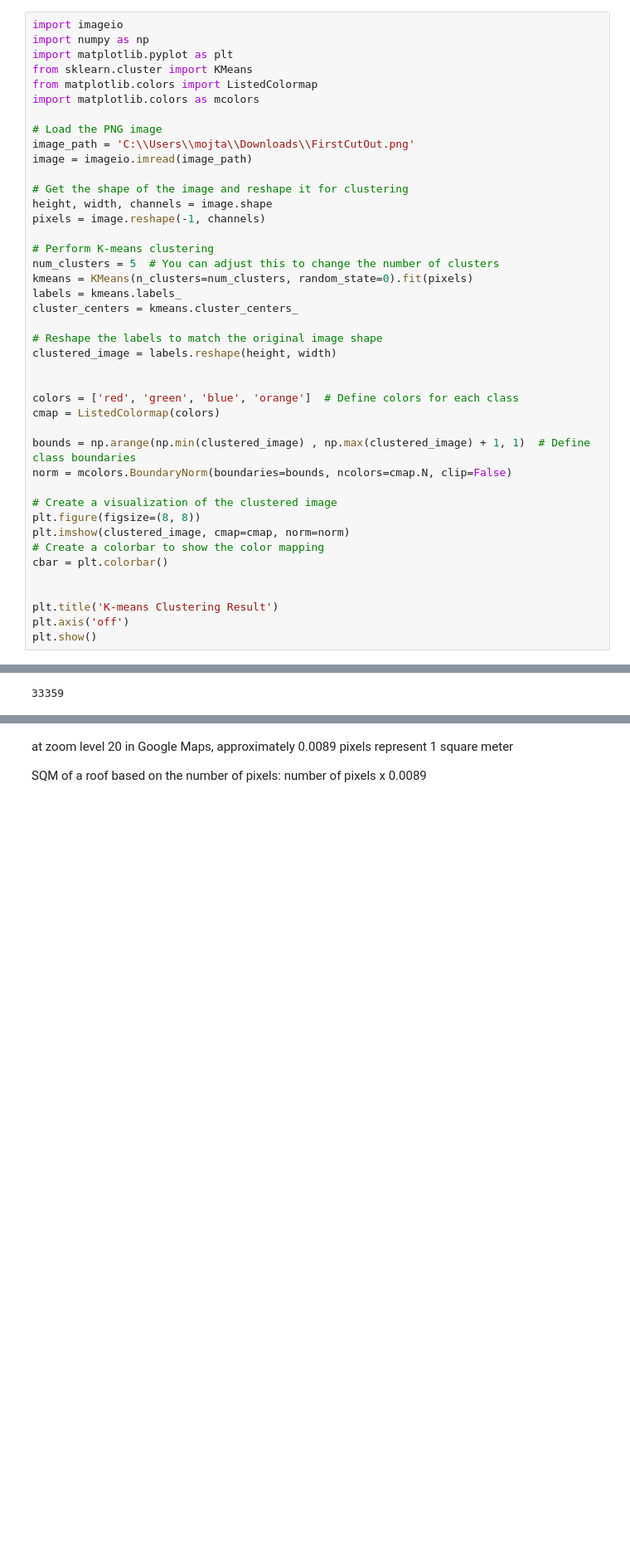
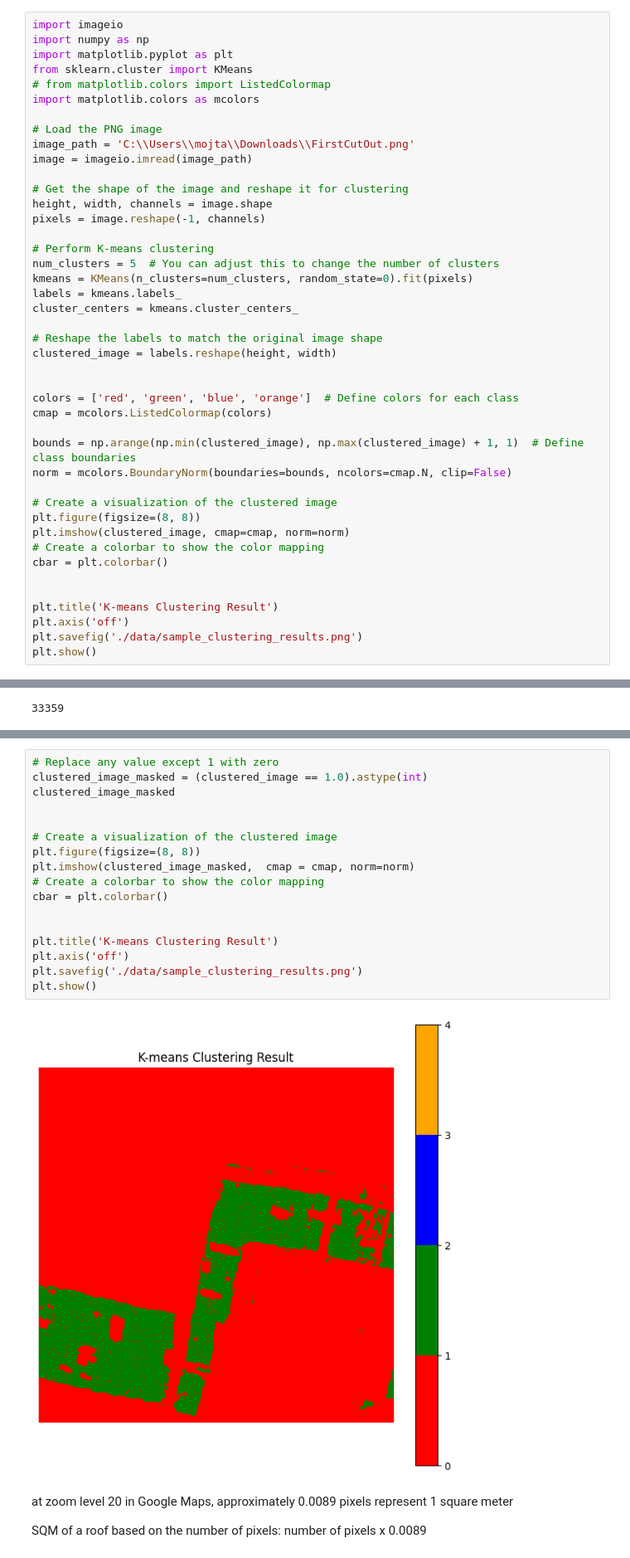
Before and after one commit to Datawizard89/ds-capestone-project-DW89, a Jupyter notebook: calculate_applicable_area.ipynb, the cells around one changed output, grey strips where cells are left out. Shown at 83% size. Drawn from its saved outputs; the diff is of its cells as text; blank space fills up the shorter version.

Commit message:
created a visualization of only one class in the clustered image

```diff
--- a/calculate_applicable_area.ipynb
+++ b/calculate_applicable_area.ipynb
@@ -3,7 +3,7 @@ import imageio
 import numpy as np
 import matplotlib.pyplot as plt
 from sklearn.cluster import KMeans
-from matplotlib.colors import ListedColormap
+# from matplotlib.colors import ListedColormap
 import matplotlib.colors as mcolors
 
 # Load the PNG image
@@ -25,9 +25,9 @@ clustered_image = labels.reshape(height, width)
 
 
 colors = ['red', 'green', 'blue', 'orange']  # Define colors for each class
-cmap = ListedColormap(colors)
+cmap = mcolors.ListedColormap(colors)
 
-bounds = np.arange(np.min(clustered_image) , np.max(clustered_image) + 1, 1)  # Define class boundaries
+bounds = np.arange(np.min(clustered_image), np.max(clustered_image) + 1, 1)  # Define class boundaries
 norm = mcolors.BoundaryNorm(boundaries=bounds, ncolors=cmap.N, clip=False)
 
 # Create a visualization of the clustered image
@@ -39,6 +39,7 @@ cbar = plt.colorbar()
 
 plt.title('K-means Clustering Result')
 plt.axis('off')
+plt.savefig('./data/sample_clustering_results.png')
 plt.show()
 # %% [output]
 [figure]
@@ -85,3 +59,22 @@ At zoom level 20 and latitude 52.520008 degrees, 1 centimeter on Google Maps is
+# %%
+# Replace any value except 1 with zero
+clustered_image_masked = (clustered_image == 1.0).astype(int)
+clustered_image_masked
+
+
+# Create a visualization of the clustered image
+plt.figure(figsize=(8, 8))
+plt.imshow(clustered_image_masked,  cmap = cmap, norm=norm)
+# Create a colorbar to show the color mapping
+cbar = plt.colorbar()
+
+
+plt.title('K-means Clustering Result')
+plt.axis('off')
+plt.savefig('./data/sample_clustering_results.png')
+plt.show()
+# %% [output]
+[figure, added]
 # %% [markdown]
 at zoom level 20 in Google Maps, approximately 0.0089 pixels represent 1 square meter
 
```
Also changed, not shown: parts of 7 cells of this notebook.
